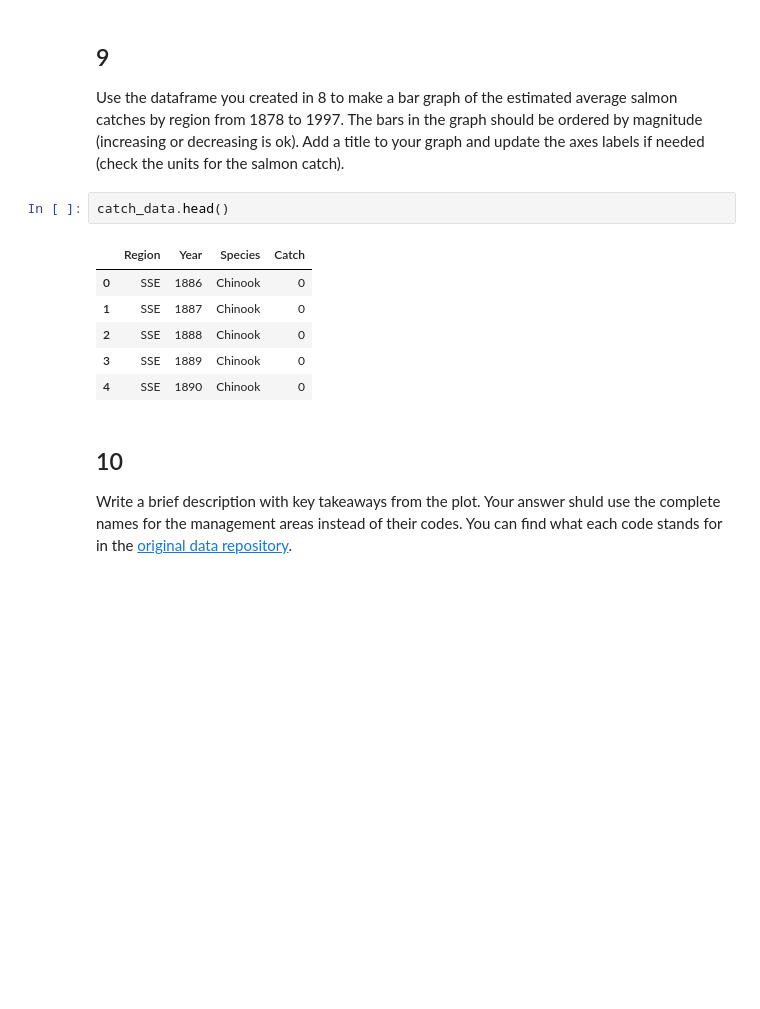
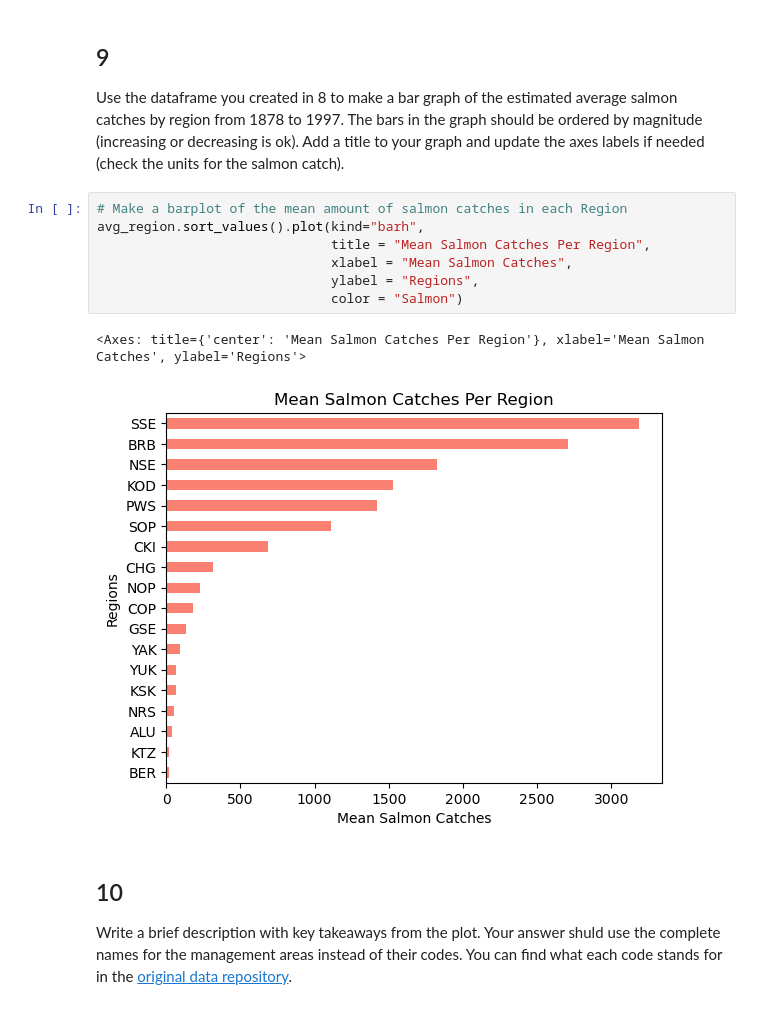
Before and after one commit to austinmartinez12/eds220-hwk2, a Jupyter notebook: task2/hwk2-task2-salmon.ipynb, the cells around one changed output. Saved outputs shown, nothing was run; the diff lists cells and outputs as text; blank space fills up the shorter version.

```diff
--- a/task2/hwk2-task2-salmon.ipynb
+++ b/task2/hwk2-task2-salmon.ipynb
@@ -290,15 +318,16 @@ q8 results: All test cases passed!
 ## 9
 
 Use the dataframe you created in 8 to make a bar graph of the estimated average salmon catches by region from 1878 to 1997. The bars in the graph should be ordered by magnitude (increasing or decreasing is ok). Add a title  to your graph and update the axes labels if needed (check the units for the salmon catch).
-# %%
-catch_data.head()
-# %% [output]
-|  | Region | Year | Species | Catch |
-| 0 | SSE | 1886 | Chinook | 0 |
-| 1 | SSE | 1887 | Chinook | 0 |
-| 2 | SSE | 1888 | Chinook | 0 |
-| 3 | SSE | 1889 | Chinook | 0 |
-| 4 | SSE | 1890 | Chinook | 0 |
+# %%
+# Make a barplot of the mean amount of salmon catches in each Region
+avg_region.sort_values().plot(kind="barh",
+                              title = "Mean Salmon Catches Per Region",
+                              xlabel = "Mean Salmon Catches",
+                              ylabel = "Regions",
+                              color = "Salmon")
+# %% [output]
+<Axes: title={'center': 'Mean Salmon Catches Per Region'}, xlabel='Mean Salmon Catches', ylabel='Regions'>
+[figure, added]
 # %% [markdown]
 <!-- END QUESTION -->
 
```
Also changed, not shown: parts of 4 cells of this notebook.
